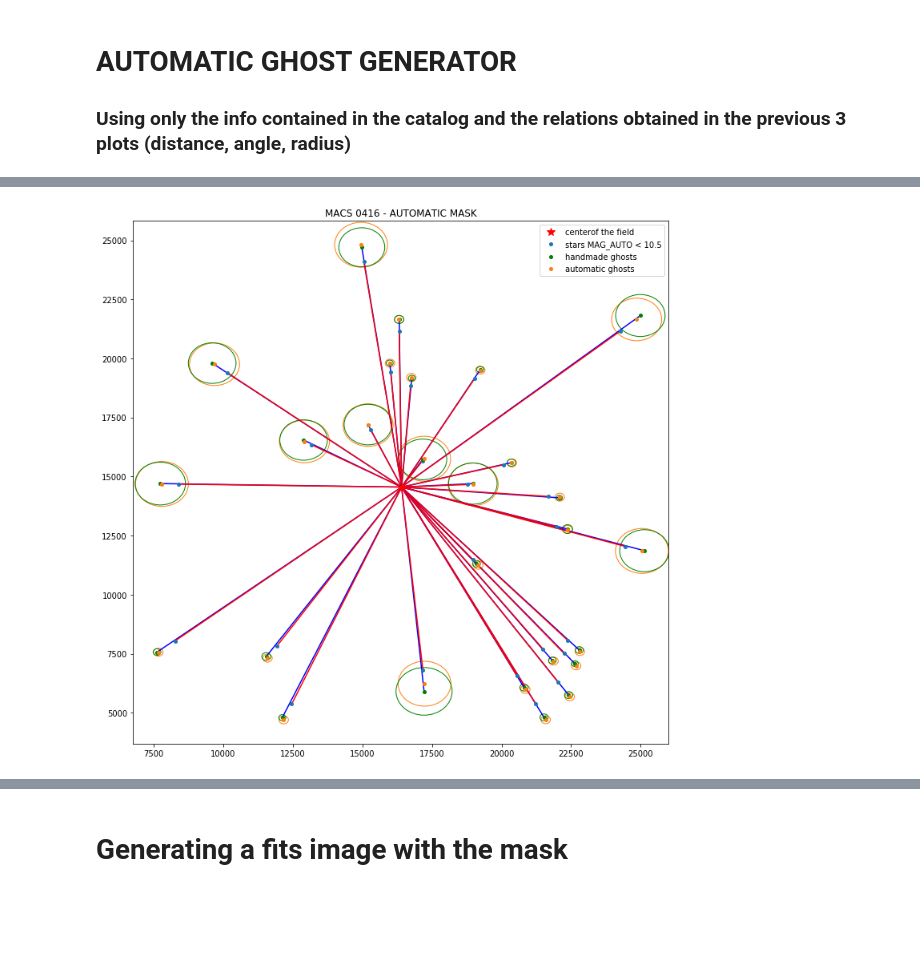
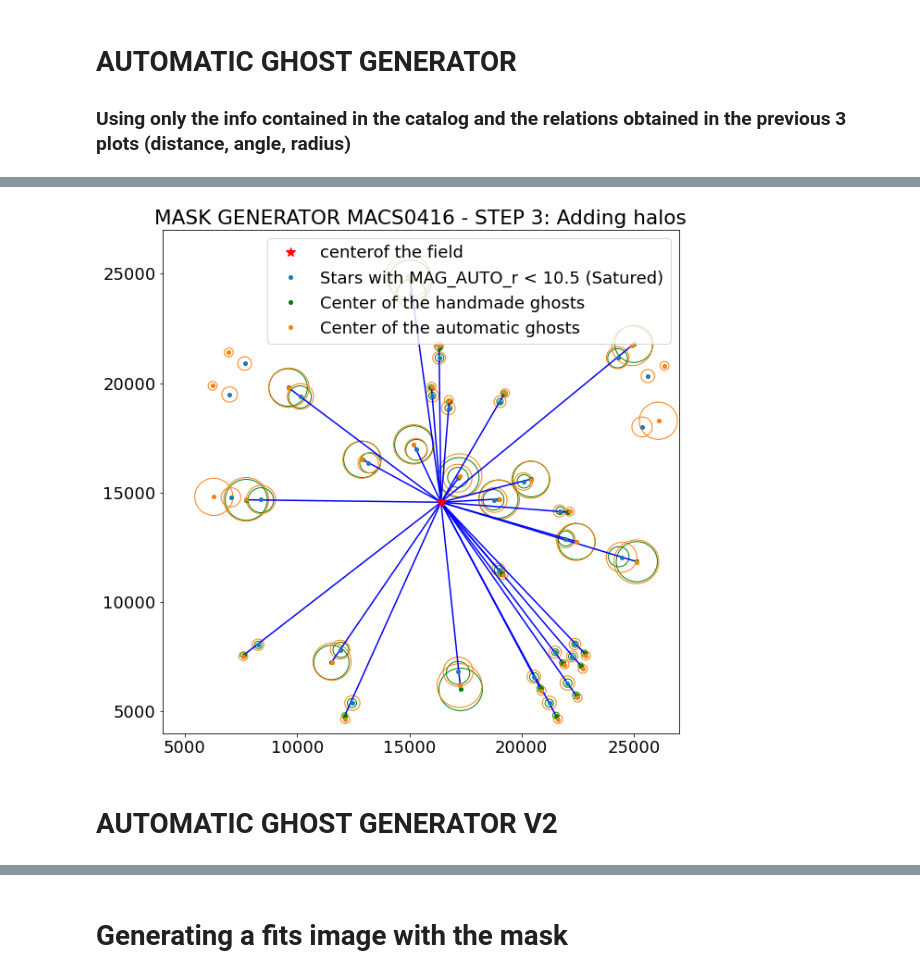
Before and after one commit to nicostrada/photo_mask, a Jupyter notebook: Ghost_Mask.ipynb, the cells around one changed output, grey strips where cells are left out. Drawn from its saved outputs; the diff is of its cells as text; code cells hidden in the pictures; blank space fills up the shorter version.

```diff
--- a/Ghost_Mask.ipynb
+++ b/Ghost_Mask.ipynb
@@ -238,32 +388,50 @@ for i in range(len(xs)):
 # Defining the radius of the AUTOMATIC ghost
 ghost_rad = np.ones(len(ghost_x))
 for i in range(len(ghost_x)):
-    if mags[i] < 7.9:
-        ghost_rad[i] = 950
-    elif mags[i] < 9.1:
+    if mags[i] <= 8:
+        ghost_rad[i] = 1000
+    elif mags[i] > 8 and mags[i] <= 9:
         ghost_rad[i] = 900
-    elif mags[i] >= 9.10:
-        ghost_rad[i] = 170
+    elif mags[i] > 9 and mags[i] <= 9.5:
+        ghost_rad[i] = 850
+    elif mags[i] > 9.50:
+        ghost_rad[i] = 200
+
+
+halos_x = xs
+halos_y = ys
+
+halos_rad = r_halo
 # %%
-plt.figure(figsize=(12,12))
+plt.figure(figsize=(10,10))
 fig = plt.gcf()
 ax  = fig.gca()
 for i in range(len(xg)):
+    ax.add_artist(patches.Circle((xg[i], yg[i]), rg[i],fill=False, color='g'))                           # Ghosts - HANDMADE
+    ax.add_artist(patches.Circle((xh[i], yh[i]), rh[i],fill=False, color='g'))
+    plt.plot([xc,xg[i]],[yc,yg[i]],c='b')
+for i in range(len(xs)):
     ax.add_artist(patches.Circle((ghost_x[i], ghost_y[i]), ghost_rad[i],fill=False, color='tab:orange')) # Ghosts - AUTOMATIC
-    ax.add_artist(patches.Circle((xg[i], yg[i]), rg[i],fill=False, color='g'))                           # Ghosts - HANDMADE
-    plt.plot([xc,xg[i]],[yc,yg[i]],c='b')
-    plt.plot([xc,xs[i]],[yc,ys[i]],c='r')                            # Distance center - stars
+    ax.add_artist(patches.Circle((halos_x[i], halos_y[i]), halos_rad[i],fill=False, color='tab:orange')) # Ghosts - AUTOMATIC
+    #plt.plot([xc,xs[i]],[yc,ys[i]],c='r')                            # Distance center - stars
 
-plt.title('MACS 0416 - AUTOMATIC MASK')
+
+
+
+
 plt.plot(xc,yc,'*',label='centerof the field',c='r', markersize=10)   # Center of the field
-plt.plot(xs,ys,'.',label='stars MAG_AUTO < 10.5',    markersize=8)    # Stars
-plt.plot(xg,yg,'.',label='handmade ghosts',c='g',    markersize=8)    # Center of the ghosts
-plt.plot(ghost_x,ghost_y,'.',label='automatic ghosts',c='tab:orange',markersize=8)     # Center of the ghosts - HANDMADE!
+plt.plot(xs,ys,'.',label='Stars with MAG_AUTO_r < 10.5 (Satured)',    markersize=8)    # Stars
+plt.plot(xg,yg,'.',label='Center of the handmade ghosts',c='g',    markersize=8)    # Center of the ghosts
+plt.plot(ghost_x,ghost_y,'.',label='Center of the automatic ghosts',c='tab:orange',markersize=8)     # Center of the ghosts - HANDMADE!
 
 plt.legend()
+plt.xlim(4000,27000)
+plt.ylim(4000,27000)
 
-
-plt.savefig('Ghost_mask.png',dpi=300)
+plt.title('MASK GENERATOR MACS0416 - STEP 3: Adding halos')
+plt.savefig('Ghost_mask_STEP3.png',dpi=300)
 plt.show()
 # %% [output]
-[figure, old version]
+[figure, new version]
+# %% [markdown]
+# AUTOMATIC GHOST GENERATOR V2
```
Also changed, not shown: parts of 27 cells of this notebook, 1 other file.
